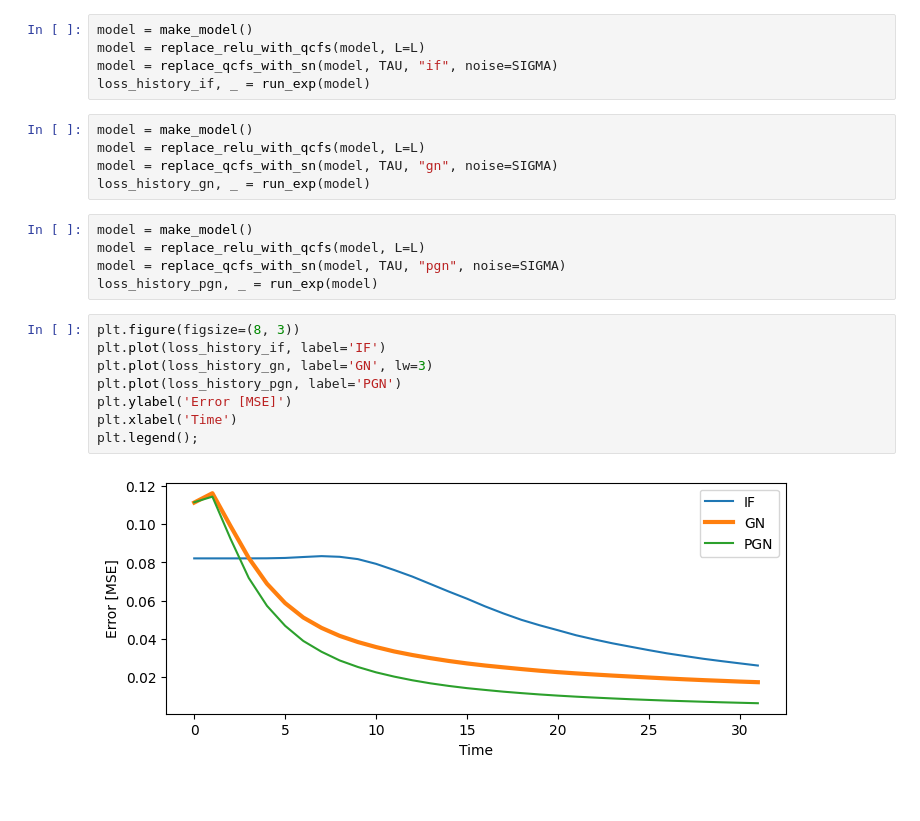
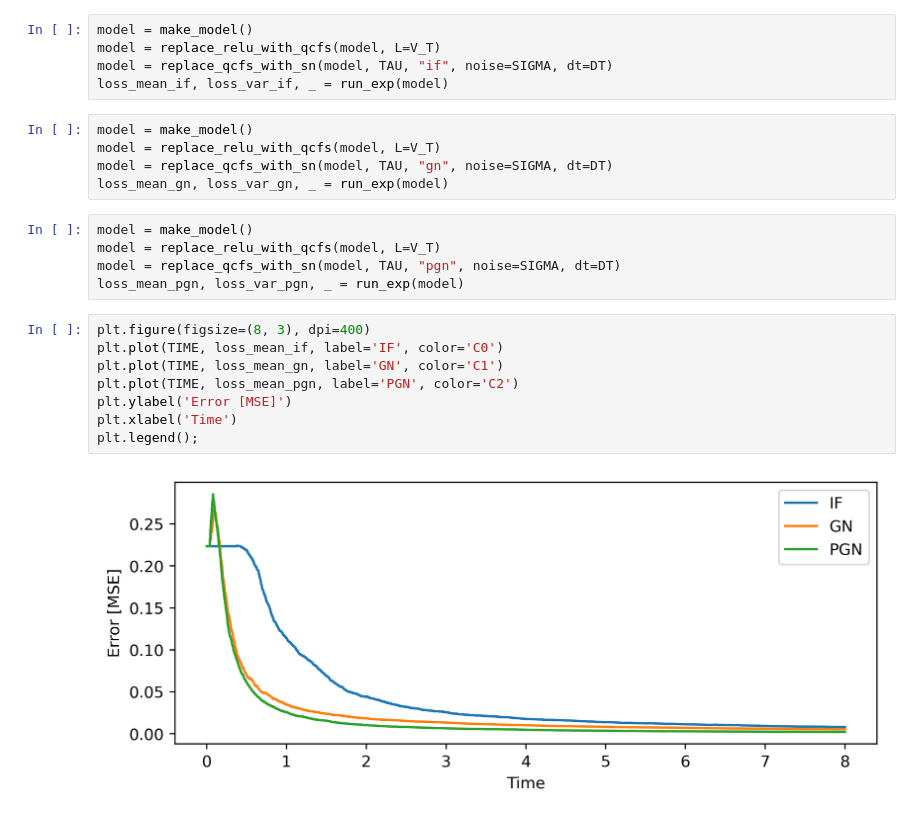
Before and after one commit to Liamdev631/ANN2SNN_PGN, a Jupyter notebook: test_precision.ipynb, the cells around one changed output. Drawn from its saved outputs; the diff is of its cells as text; blank space fills up the shorter version.

```diff
--- a/test_precision.ipynb
+++ b/test_precision.ipynb
@@ -45,25 +63,25 @@ def run_exp(model: nn.Module):
 # %%
 model = make_model()
-model = replace_relu_with_qcfs(model, L=L)
-model = replace_qcfs_with_sn(model, TAU, "if", noise=SIGMA)
-loss_history_if, _ = run_exp(model)
+model = replace_relu_with_qcfs(model, L=V_T)
+model = replace_qcfs_with_sn(model, TAU, "if", noise=SIGMA, dt=DT)
+loss_mean_if, loss_var_if, _ = run_exp(model)
 # %%
 model = make_model()
-model = replace_relu_with_qcfs(model, L=L)
-model = replace_qcfs_with_sn(model, TAU, "gn", noise=SIGMA)
-loss_history_gn, _ = run_exp(model)
+model = replace_relu_with_qcfs(model, L=V_T)
+model = replace_qcfs_with_sn(model, TAU, "gn", noise=SIGMA, dt=DT)
+loss_mean_gn, loss_var_gn, _ = run_exp(model)
 # %%
 model = make_model()
-model = replace_relu_with_qcfs(model, L=L)
-model = replace_qcfs_with_sn(model, TAU, "pgn", noise=SIGMA)
-loss_history_pgn, _ = run_exp(model)
+model = replace_relu_with_qcfs(model, L=V_T)
+model = replace_qcfs_with_sn(model, TAU, "pgn", noise=SIGMA, dt=DT)
+loss_mean_pgn, loss_var_pgn, _ = run_exp(model)
 # %%
-plt.figure(figsize=(8, 3))
-plt.plot(loss_history_if, label='IF')
-plt.plot(loss_history_gn, label='GN', lw=3)
-plt.plot(loss_history_pgn, label='PGN')
+plt.figure(figsize=(8, 3), dpi=400)
+plt.plot(TIME, loss_mean_if, label='IF', color='C0')
+plt.plot(TIME, loss_mean_gn, label='GN', color='C1')
+plt.plot(TIME, loss_mean_pgn, label='PGN', color='C2')
 plt.ylabel('Error [MSE]')
 plt.xlabel('Time')
 plt.legend();
 # %% [output]
-[figure, old version]
+[figure, new version]
```
Also changed, not shown: parts of 3 cells of this notebook, 10 other files.
